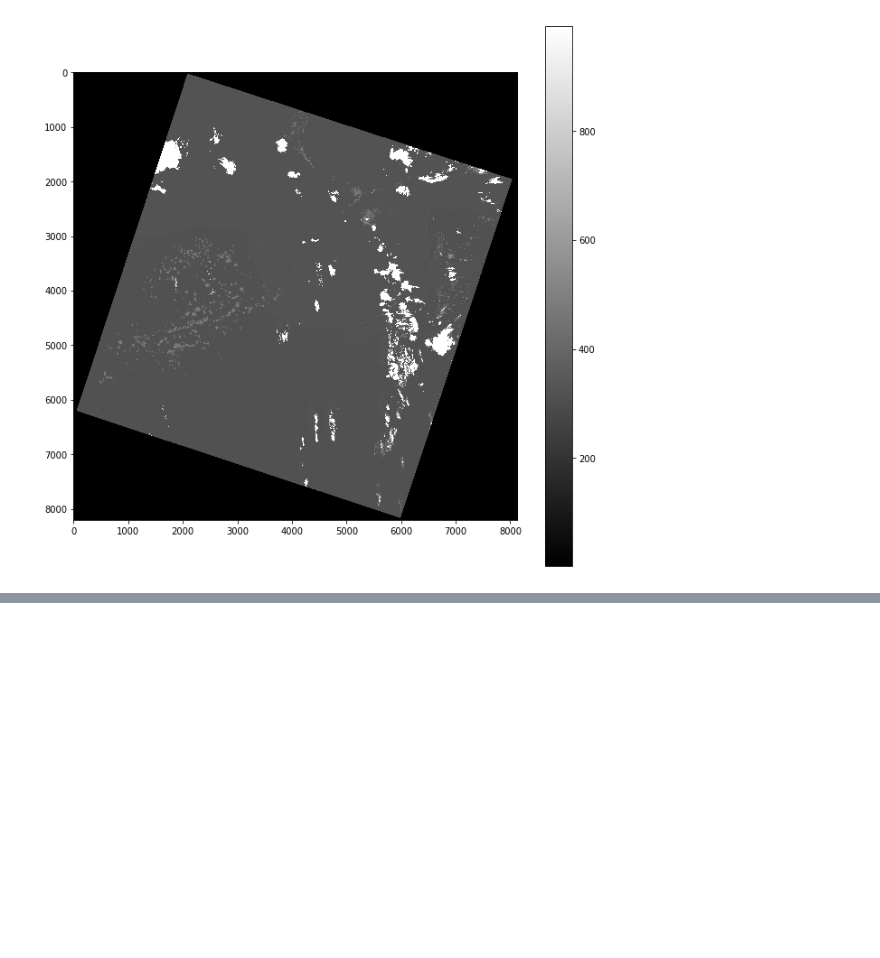
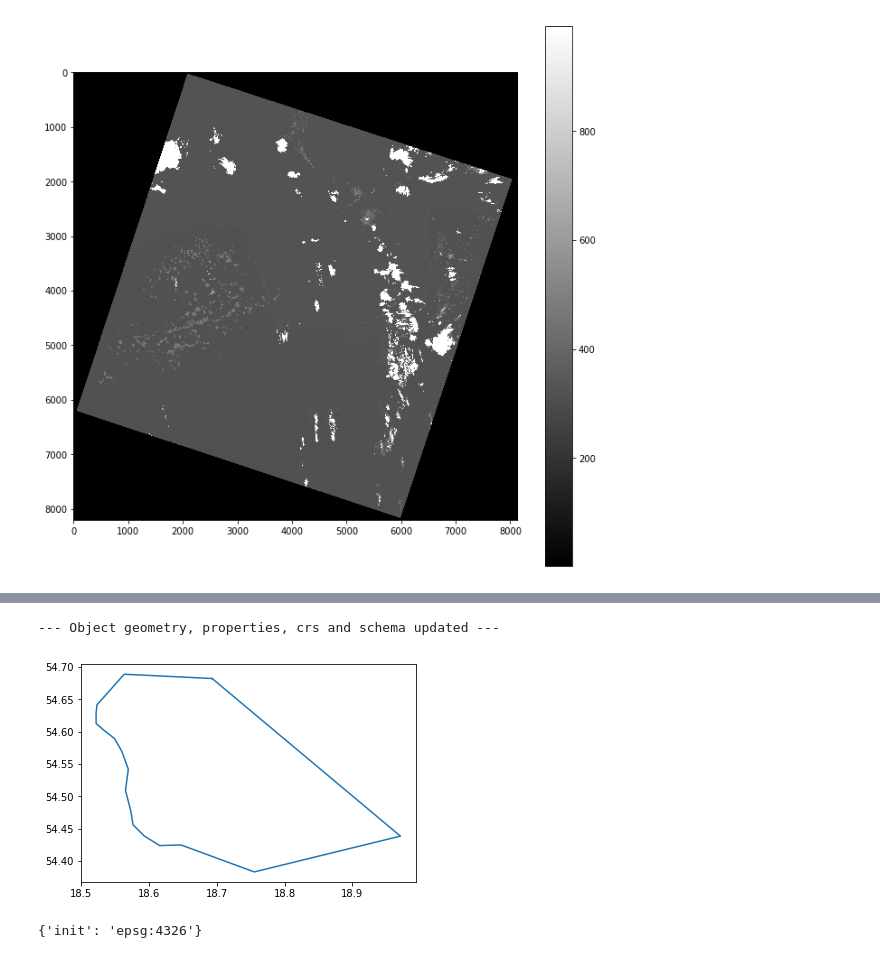
Before and after one commit to feleHaile/projections-clouds-and-Gdansk-Bay, a Jupyter notebook: example_solution.ipynb, the cells around one changed output, grey strips where cells are left out. Cells and saved outputs as stored; diff of their text form; code cells hidden in the pictures; blank space fills up the shorter version.

```diff
--- a/example_solution.ipynb
+++ b/example_solution.ipynb
@@ -629,0 +740,26 @@ show_band(test_qa.qa_band, remove_negative=True)
+# %%
+# c) Prepare new vector file (this file is correct for the task, explanation in the article).
+# Use correct_vec_address variable and VectorData class
+
+correct_vec_address = 'data/vector/zatoka_v2.shp'
+correct_vec = VectorData(correct_vec_address)
+
+# d) Prepare 'all' vector parameters with get_vector_data() method and show it with
+# show_vector_data() function
+
+correct_vec.get_vector_data()
+correct_vec.show_vector_data()
+# %% [output]
+--- Object geometry, properties, crs and schema updated ---
+[figure, added]
+# %%
+# e) Read vector's crs (vec_crs attribute)
+
+print(correct_vec.vec_crs)
+
+# f) And reproject vector geometry to the EPSG: 32634, do not update vector's instance
+# Instead create variable with vector geometry
+
+updated_geometry = correct_vec.reproject_geometry(destination_epsg=32634)
+# %% [output]
+{'init': 'epsg:4326'}
```
Also changed, not shown: parts of 3 cells of this notebook.
